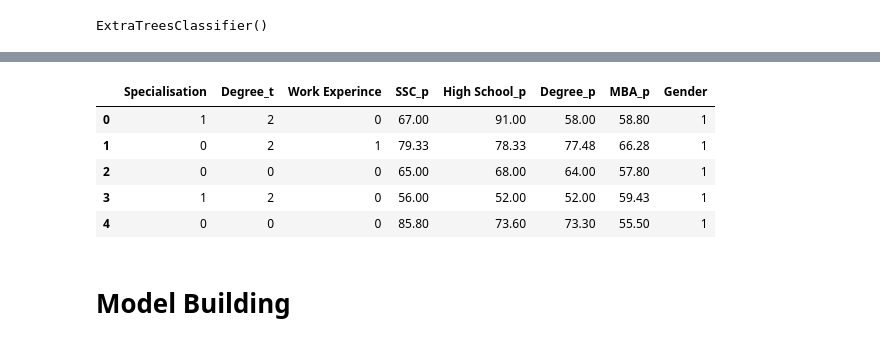
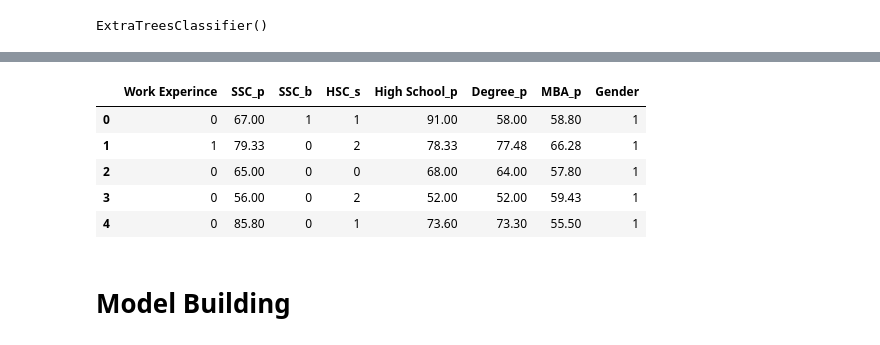
Before and after one commit to aman-thapa/Campus-placement-predictor, a Jupyter notebook: Campus_Placement_Predictor.ipynb, the cells around one changed output, grey strips where cells are left out. Cells and saved outputs as stored; diff of their text form; code cells hidden in the pictures.

```diff
--- a/Campus_Placement_Predictor.ipynb
+++ b/Campus_Placement_Predictor.ipynb
@@ -456,16 +463,16 @@ getmappings
 # %%
 # renaming the columns
 
-train = train[['specialization', 'degree_t', 'workex', 'ssc_p', 'hsc_p', 'degree_p', 'mba_p', 'gender']]
-train.columns = ['Specialisation', 'Degree_t', 'Work Experince', 'SSC_p', 'High School_p', 'Degree_p', 'MBA_p', 'Gender']
+train = train[['workex', 'ssc_p', 'ssc_b','hsc_s', 'hsc_p', 'degree_p', 'mba_p', 'gender']]
+train.columns = ['Work Experince', 'SSC_p', 'SSC_b','HSC_s', 'High School_p', 'Degree_p', 'MBA_p', 'Gender']
 train.head()
 # %% [output]
-|  | Specialisation | Degree_t | Work Experince | SSC_p | High School_p | Degree_p | MBA_p | Gender |
-| 0 | 1 | 2 | 0 | 67.00 | 91.00 | 58.00 | 58.80 | 1 |
-| 1 | 0 | 2 | 1 | 79.33 | 78.33 | 77.48 | 66.28 | 1 |
-| 2 | 0 | 0 | 0 | 65.00 | 68.00 | 64.00 | 57.80 | 1 |
-| 3 | 1 | 2 | 0 | 56.00 | 52.00 | 52.00 | 59.43 | 1 |
-| 4 | 0 | 0 | 0 | 85.80 | 73.60 | 73.30 | 55.50 | 1 |
+|  | Work Experince | SSC_p | SSC_b | HSC_s | High School_p | Degree_p | MBA_p | Gender |
+| 0 | 0 | 67.00 | 1 | 1 | 91.00 | 58.00 | 58.80 | 1 |
+| 1 | 1 | 79.33 | 0 | 2 | 78.33 | 77.48 | 66.28 | 1 |
+| 2 | 0 | 65.00 | 0 | 0 | 68.00 | 64.00 | 57.80 | 1 |
+| 3 | 0 | 56.00 | 0 | 2 | 52.00 | 52.00 | 59.43 | 1 |
+| 4 | 0 | 85.80 | 0 | 1 | 73.60 | 73.30 | 55.50 | 1 |
 # %% [markdown]
 # Model Building
 # %%
```
Also changed, not shown: parts of 29 cells of this notebook.
